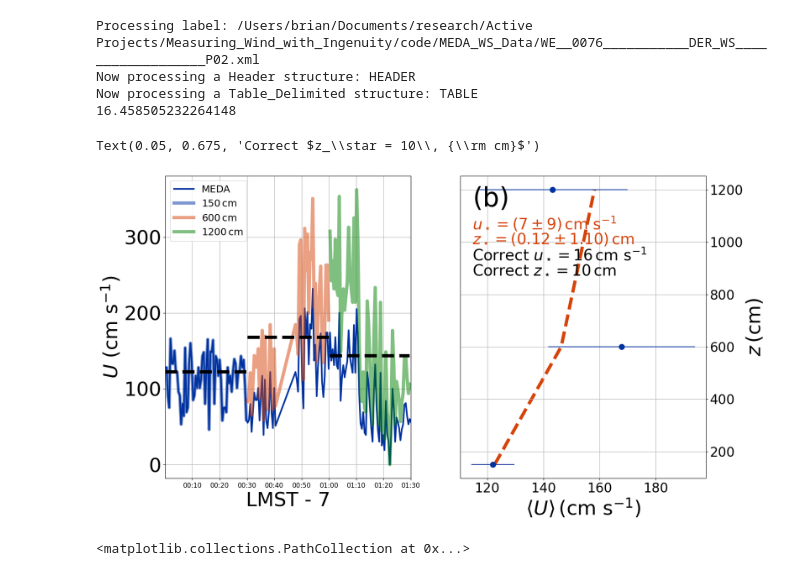
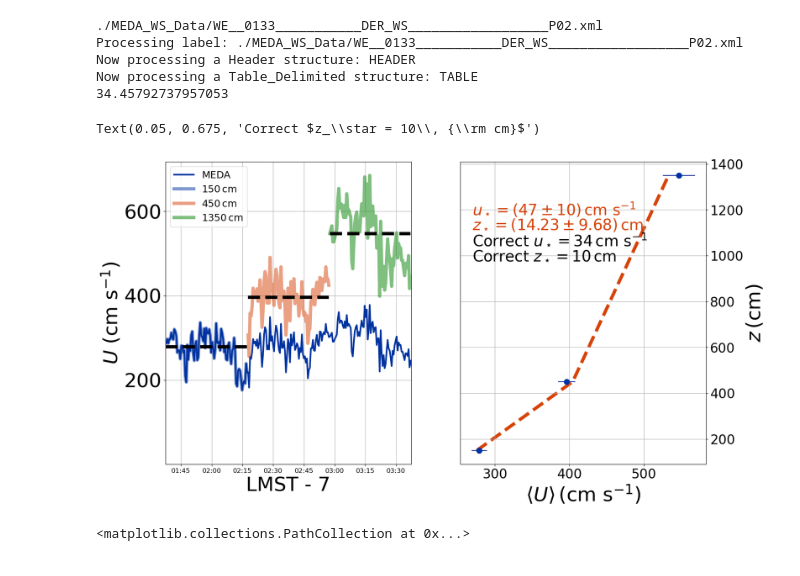
Before and after one commit to BoiseStatePlanetary/Measuring_Wind_with_Ingenuity, a Jupyter notebook: code/Synthetic_Mars_Wind_Profile.ipynb, the cells around one changed output. Drawn from its saved outputs; the diff is of its cells as text; code cells hidden in the pictures.

```diff
--- a/code/Synthetic_Mars_Wind_Profile.ipynb
+++ b/code/Synthetic_Mars_Wind_Profile.ipynb
@@ -16,8 +16,8 @@ from local_utils import *
 kappa = 0.4
 
 # WS_file = '/Users/brian/Documents/research/Active Projects/Measuring_Wind_with_Ingenuity/code/WE__0133___________DER_WS__________________P01.xml'
-which_sol = "0076"
-path = '/Users/brian/Documents/research/Active Projects/Measuring_Wind_with_Ingenuity/code/MEDA_WS_Data/'
+which_sol = "0133"
+path = './MEDA_WS_Data/'
 WS_file = path + 'WE__%s___________DER_WS__________________P02.xml' % (which_sol)
 
 time, wind = retrieve_time_wind(WS_file)
@@ -68,10 +69,11 @@ ax2 = fig.add_subplot(122)
 # For sol 107, the wind speeds at 7a are pretty low. Let's try a little later when they pick up.
 # time, wind = retrieve_time_wind(WS_file, start_time=datetime(1900, 1, 1, 7, 20, 15))
 
-time, wind = retrieve_time_wind(WS_file)
+print(WS_file)
+time, wind = retrieve_time_wind(WS_file, start_time=datetime(1900, 1, 1, 7, 0, 0),
+                                end_time=datetime(1900, 1, 1, 8, 0, 0))
 
-# time, wind = retrieve_time_wind(WS_file)
-# wind *= 100. # Convert to cm/s
+wind *= 100. # Convert to cm/s
 
 saved_zstar = 10. # cm
 saved_ustar = kappa*np.mean(wind)/np.log(zs[0]/saved_zstar)
@@ -87,37 +89,38 @@ averaged_windspeeds, std_windspeeds = sample_wind_profile(sample_time, t0, time,
 
 ax1 = make_plot_of_original_and_scaled_windspeeds(time, wind, zs, sample_time, t0, scaled_windspeeds,
                                                   averaged_windspeeds, ax1)
 ax1.set_xlim([np.min(time), np.min(time) + timedelta(seconds=len(zs)*sampling_duration)])
 # ax1.set_ylim([100, 600])
 
 ### Fit synthetic wind profile ###
 
 inlier_zs, inlier_averaged_windspeeds, inlier_std_windspeeds,\
     outlier_zs, outlier_averaged_windspeeds, outlier_std_windspeeds,\
     popt, unc, pcov = fit_wind_profile_and_drop_outliers(zs, averaged_windspeeds, std_windspeeds,
                                                          drop_outliers=False, num_sigma=5., rescale_unc=True,
                                                          consider_scaled_uncertainties=False)
 
 # Collect ustar and zstar and uncertainties
 ustar, zstar, sigma_ustar, sigma_zstar = collect_fit_values_and_unc(popt, unc, pcov)
 
 ax2 = make_plot_of_wind_data_and_profile(inlier_zs, inlier_averaged_windspeeds, inlier_std_windspeeds,
                                          outlier_zs, outlier_averaged_windspeeds, outlier_std_windspeeds,
                                          popt, unc, pcov, ax2)
 
 ax2.text(0.05, 0.725, r'Correct $u_\star = %.0f\, {\rm cm\ s^{-1}}$' % (saved_ustar),
          fontsize=28, transform=ax2.transAxes)
 ax2.text(0.05, 0.675, r'Correct $z_\star = %.0f\, {\rm cm}$' % (saved_zstar),
          fontsize=28, transform=ax2.transAxes)
 
-# # fig.savefig("Synthetic_Mars_Wind_Profile_Sol133.jpg", dpi=300, bbox_inches="tight")
+fig.savefig("Synthetic_Mars_Wind_Profile_Sol133.jpg", dpi=300, bbox_inches="tight")
 # %% [output]
-Processing label: /Users/brian/Documents/research/Active Projects/Measuring_Wind_with_Ingenuity/code/MEDA_WS_Data/WE__0076___________DER_WS__________________P02.xml
+./MEDA_WS_Data/WE__0133___________DER_WS__________________P02.xml
+Processing label: ./MEDA_WS_Data/WE__0133___________DER_WS__________________P02.xml
 Now processing a Header structure: HEADER
 Now processing a Table_Delimited structure: TABLE
-16.458505232264148
+34.45792737957053
 Text(0.05, 0.675, 'Correct $z_\\star = 10\\, {\\rm cm}$')
-[figure, old version]
+[figure, new version]
 # %%
 # time, wind = retrieve_time_wind(WS_file)
 # wind *= 100. # Convert to cm/s
```
Also changed, not shown: parts of 2 cells of this notebook, 7 other files.
